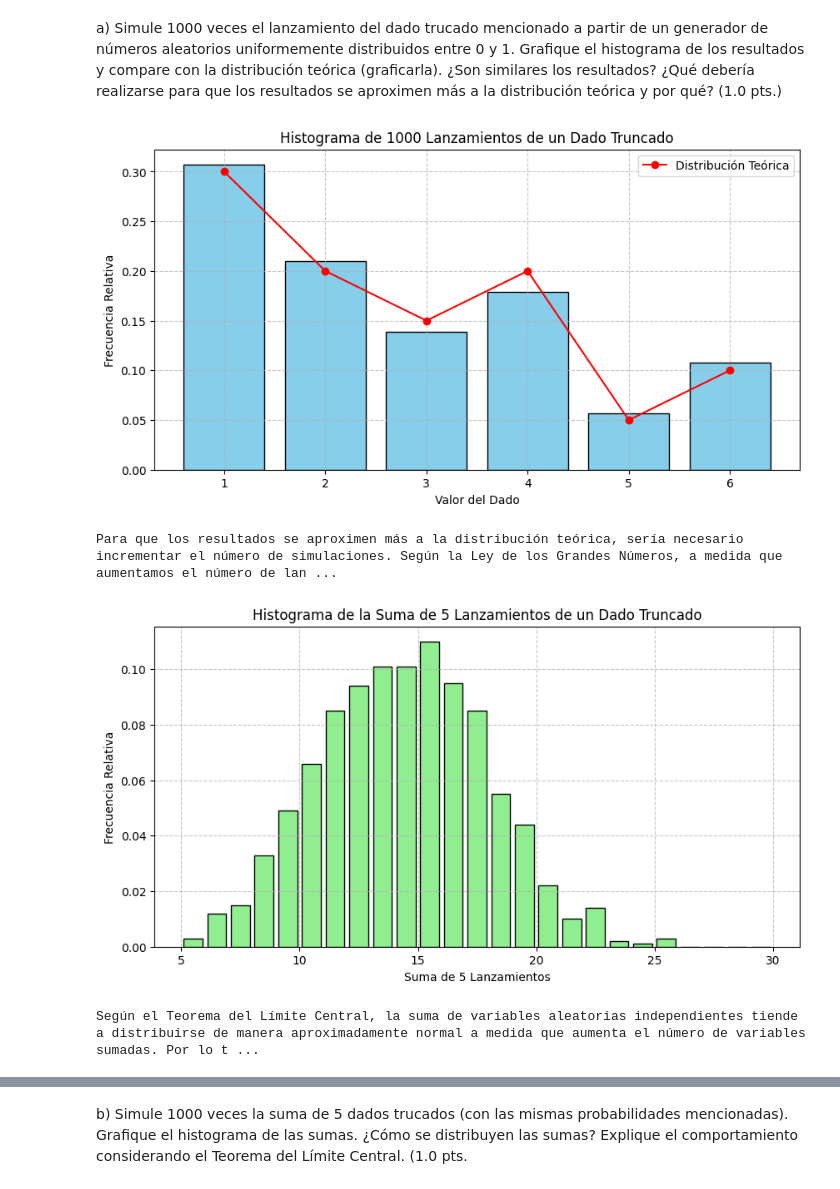
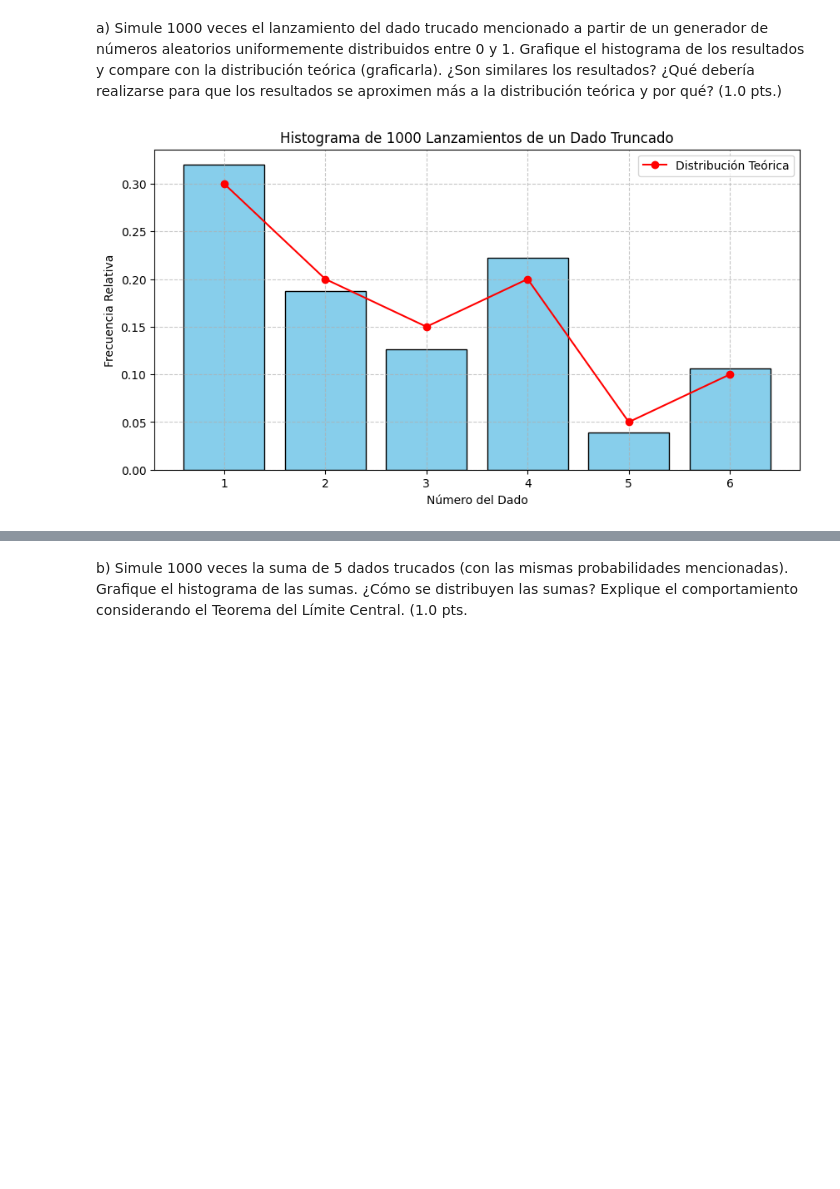
Before and after one commit to ExampleToFollow/PracticasPDS, a Jupyter notebook: Lab5/Lab5_IF_20213704.ipynb, the cells around one changed output, grey strips where cells are left out. Drawn from its saved outputs; the diff is of its cells as text; code cells hidden in the pictures; blank space fills up the shorter version.

```diff
--- a/Lab5/Lab5_IF_20213704.ipynb
+++ b/Lab5/Lab5_IF_20213704.ipynb
@@ -548,48 +544,22 @@ distribución teórica y por qué? (1.0 pts.)
 # %%
 import numpy as np
 import matplotlib.pyplot as plt
-
 # Definir las probabilidades y los posibles resultados del dado
 valores = [1, 2, 3, 4, 5, 6]
 probabilidades = [0.30, 0.20, 0.15, 0.20, 0.05, 0.10]
-
 # Simular 1000 lanzamientos de un dado truncado
 np.random.seed(20213704)  # Para reproducibilidad
 lanzamientos = np.random.choice(valores, size=1000, p=probabilidades)
-
 # Graficar el histograma de los resultados simulados
 plt.figure(figsize=(10, 5))
 plt.hist(lanzamientos, bins=np.arange(0.5, 7.5, 1), density=True, rwidth=0.8, color='skyblue', edgecolor='black', align='mid')
-plt.xlabel('Valor del Dado')
+plt.xlabel('Número del Dado')
 plt.ylabel('Frecuencia Relativa')
 plt.title('Histograma de 1000 Lanzamientos de un Dado Truncado')
-
 # Graficar la distribución teórica sobre el histograma
 plt.plot(valores, probabilidades, 'ro-', label='Distribución Teórica')
 plt.legend()
 plt.grid(True, linestyle='--', alpha=0.7)
 plt.show()
-
-# Comentario sobre la aproximación a la distribución teórica
-print("Para que los resultados se aproximen más a la distribución teórica, sería necesario incrementar el número de simulaciones. Según la Ley de los Grandes Números, a medida que aumentamos el número de lanzamientos, la distribución empírica se aproximará a la distribución teórica.")
-
-# Simulación del inciso b)
-# Simular 1000 veces la suma de 5 lanzamientos de dados truncados
-suma_lanzamientos = [np.sum(np.random.choice(valores, size=5, p=probabilidades)) for _ in range(1000)]
-
-# Graficar el histograma de las sumas de los lanzamientos
-plt.figure(figsize=(10, 5))
-plt.hist(suma_lanzamientos, bins=range(5, 31), density=True, rwidth=0.8, color='lightgreen', edgecolor='black', align='mid')
-plt.xlabel('Suma de 5 Lanzamientos')
-plt.ylabel('Frecuencia Relativa')
-plt.title('Histograma de la Suma de 5 Lanzamientos de un Dado Truncado')
-plt.grid(True, linestyle='--', alpha=0.7)
-plt.show()
-
-# Explicación sobre el Teorema del Límite Central
-print("Según el Teorema del Límite Central, la suma de variables aleatorias independientes tiende a distribuirse de manera aproximadamente normal a medida que aumenta el número de variables sumadas. Por lo tanto, en este caso, la distribución de las sumas debería aproximarse a una distribución normal.")
 # %% [output]
-[figure, old version]
+[figure, new version]
-Para que los resultados se aproximen más a la distribución teórica, sería necesario incrementar el número de simulaciones. Según la Ley de los Grandes Números, a medida que aumentamos el número de lan ...
-[figure, removed]
-Según el Teorema del Límite Central, la suma de variables aleatorias independientes tiende a distribuirse de manera aproximadamente normal a medida que aumenta el número de variables sumadas. Por lo t ...
```
Also changed, not shown: parts of 13 cells of this notebook.
